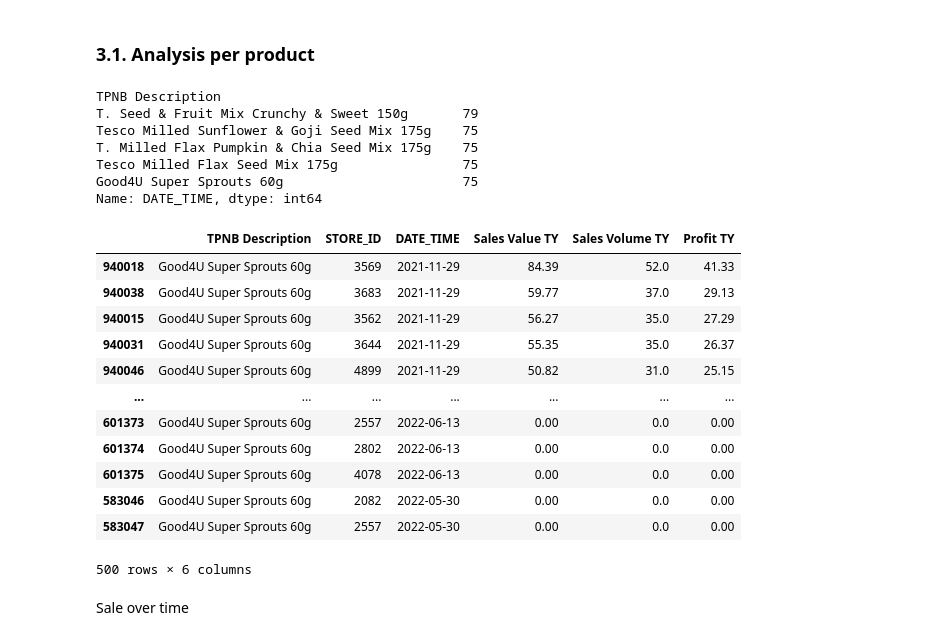
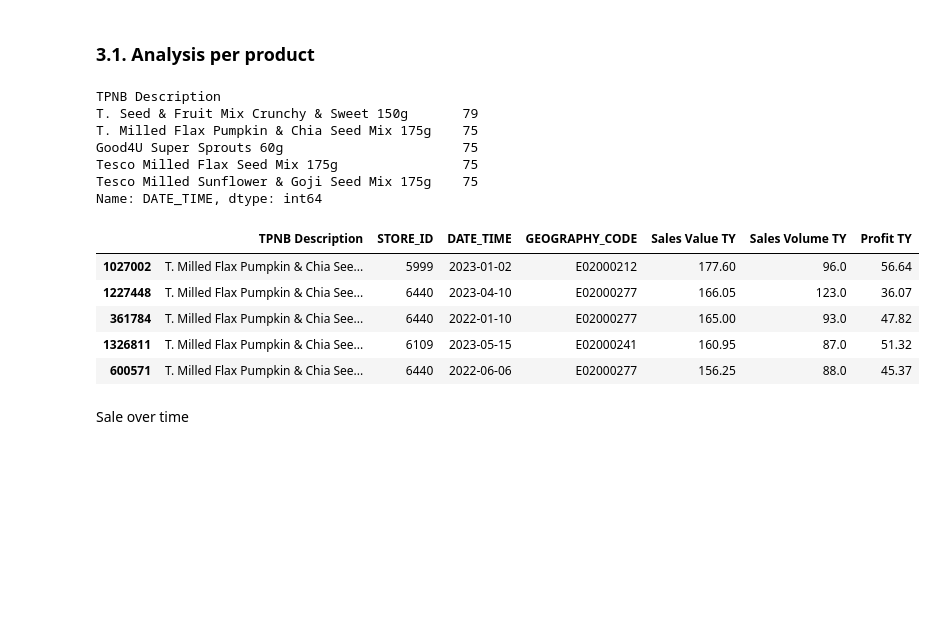
Before and after one commit to Patryk9411/ML-Python---pocket-lexicon, a Jupyter notebook: customer_analysis.ipynb, the cells around one changed output. Cells and saved outputs as stored; diff of their text form; code cells hidden in the pictures; blank space fills up the shorter version.

```diff
--- a/customer_analysis.ipynb
+++ b/customer_analysis.ipynb
@@ -406,7 +630,7 @@ sales_data = sales_data[[
     # ,'Supplier'
     , 'STORE_ID'
     , 'DATE_TIME'
-    # , 'GEOGRAPHY_CODE'
+    , 'GEOGRAPHY_CODE'
     # , 'Year Week Number'
     , 'Sales Value TY' #Sales value in the current year
     # , 'Sales % Var LY' #Sales percentage variation from the previous year
@@ -467,28 +681,21 @@ sorted_product_counts.head()
 # %% [output]
 TPNB Description
 T. Seed & Fruit Mix Crunchy & Sweet 150g       79
+T. Milled Flax Pumpkin & Chia Seed Mix 175g    75
+Good4U Super Sprouts 60g                       75
+Tesco Milled Flax Seed Mix 175g                75
 Tesco Milled Sunflower & Goji Seed Mix 175g    75
-T. Milled Flax Pumpkin & Chia Seed Mix 175g    75
-Tesco Milled Flax Seed Mix 175g                75
-Good4U Super Sprouts 60g                       75
 Name: DATE_TIME, dtype: int64
 # %%
 # df with one product
-one_product = sales_data[sales_data['TPNB Description'] == 'Good4U Super Sprouts 60g']
-one_product.head(500)
+one_product = sales_data[sales_data['TPNB Description'] == 'T. Milled Flax Pumpkin & Chia Seed Mix 175g']
+one_product.head()
 # %% [output]
-|  | TPNB Description | STORE_ID | DATE_TIME | Sales Value TY | Sales Volume TY | Profit TY |
-| 940018 | Good4U Super Sprouts 60g | 3569 | 2021-11-29 | 84.39 | 52.0 | 41.33 |
-| 940038 | Good4U Super Sprouts 60g | 3683 | 2021-11-29 | 59.77 | 37.0 | 29.13 |
-| 940015 | Good4U Super Sprouts 60g | 3562 | 2021-11-29 | 56.27 | 35.0 | 27.29 |
-| 940031 | Good4U Super Sprouts 60g | 3644 | 2021-11-29 | 55.35 | 35.0 | 26.37 |
-| 940046 | Good4U Super Sprouts 60g | 4899 | 2021-11-29 | 50.82 | 31.0 | 25.15 |
-| ... | ... | ... | ... | ... | ... | ... |
-| 601373 | Good4U Super Sprouts 60g | 2557 | 2022-06-13 | 0.00 | 0.0 | 0.00 |
-| 601374 | Good4U Super Sprouts 60g | 2802 | 2022-06-13 | 0.00 | 0.0 | 0.00 |
-| 601375 | Good4U Super Sprouts 60g | 4078 | 2022-06-13 | 0.00 | 0.0 | 0.00 |
-| 583046 | Good4U Super Sprouts 60g | 2082 | 2022-05-30 | 0.00 | 0.0 | 0.00 |
-| 583047 | Good4U Super Sprouts 60g | 2557 | 2022-05-30 | 0.00 | 0.0 | 0.00 |
+|  | TPNB Description | STORE_ID | DATE_TIME | GEOGRAPHY_CODE | Sales Value TY | Sales Volume TY | Profit TY |
+| 1027002 | T. Milled Flax Pumpkin & Chia See... | 5999 | 2023-01-02 | E02000212 | 177.60 | 96.0 | 56.64 |
+| 1227448 | T. Milled Flax Pumpkin & Chia See... | 6440 | 2023-04-10 | E02000277 | 166.05 | 123.0 | 36.07 |
+| 361784 | T. Milled Flax Pumpkin & Chia See... | 6440 | 2022-01-10 | E02000277 | 165.00 | 93.0 | 47.82 |
+| 1326811 | T. Milled Flax Pumpkin & Chia See... | 6109 | 2023-05-15 | E02000241 | 160.95 | 87.0 | 51.32 |
+| 600571 | T. Milled Flax Pumpkin & Chia See... | 6440 | 2022-06-06 | E02000277 | 156.25 | 88.0 | 45.37 |
-500 rows × 6 columns
 # %% [markdown]
 Sale over time
```
Also changed, not shown: parts of 34 cells of this notebook.
